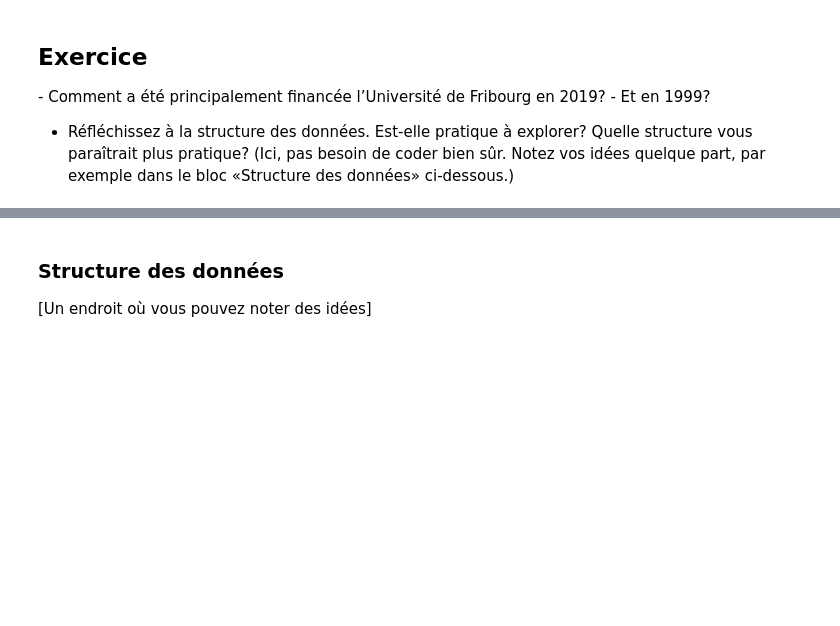
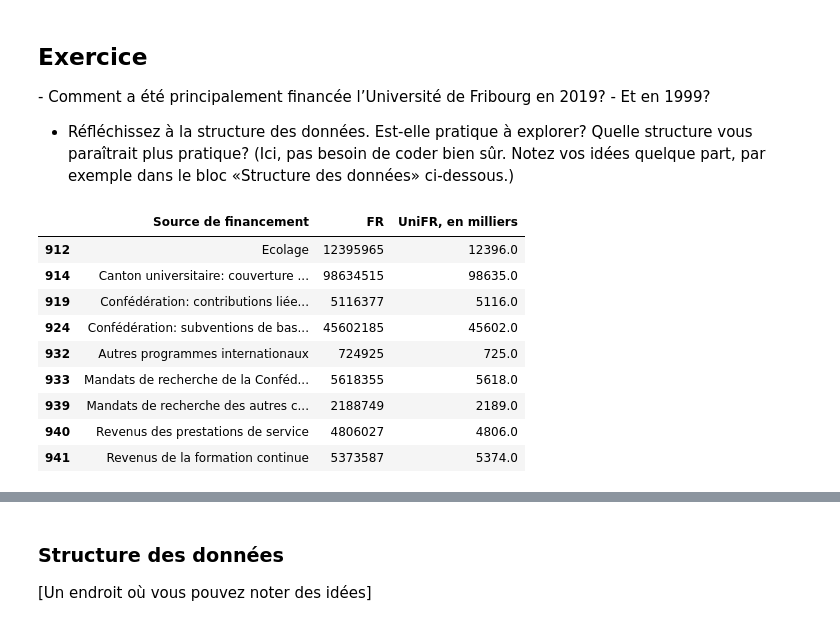
Before and after one commit to palrogg/intro_github_2024, a Jupyter notebook: 02-Pandas-structure-difficile.ipynb, the cells around one changed output, grey strips where cells are left out. Saved outputs shown, nothing was run; the diff lists cells and outputs as text; code cells hidden in the pictures; blank space fills up the shorter version.

```diff
--- a/02-Pandas-structure-difficile.ipynb
+++ b/02-Pandas-structure-difficile.ipynb
@@ -247,3 +247,24 @@ df_GE
 - Et en 1999?
 
 - Réfléchissez à la structure des données. Est-elle pratique à explorer? Quelle structure vous paraîtrait plus pratique? (Ici, pas besoin de coder bien sûr. Notez vos idées quelque part, par exemple dans le bloc «Structure des données» ci-dessous.)
+# %%
+columnsToShow = ["Source de financement", "FR"]
+
+df_FR = df[(df["Année"] == 2019) & (df["FR"])][columnsToShow]
+
+df_FR.sort_values("FR", ascending=False)
+
+df_FR["UniFR, en milliers"] = round(df_FR["FR"]/1000)
+
+df_FR
+# %% [output]
+|  | Source de financement | FR | UniFR, en milliers |
+| 912 | Ecolage | 12395965 | 12396.0 |
+| 914 | Canton universitaire: couverture ... | 98634515 | 98635.0 |
+| 919 | Confédération: contributions liée... | 5116377 | 5116.0 |
+| 924 | Confédération: subventions de bas... | 45602185 | 45602.0 |
+| 932 | Autres programmes internationaux | 724925 | 725.0 |
+| 933 | Mandats de recherche de la Conféd... | 5618355 | 5618.0 |
+| 939 | Mandats de recherche des autres c... | 2188749 | 2189.0 |
+| 940 | Revenus des prestations de service | 4806027 | 4806.0 |
+| 941 | Revenus de la formation continue | 5373587 | 5374.0 |
```
Also changed, not shown: parts of 1 cell of this notebook, 2 other files.
